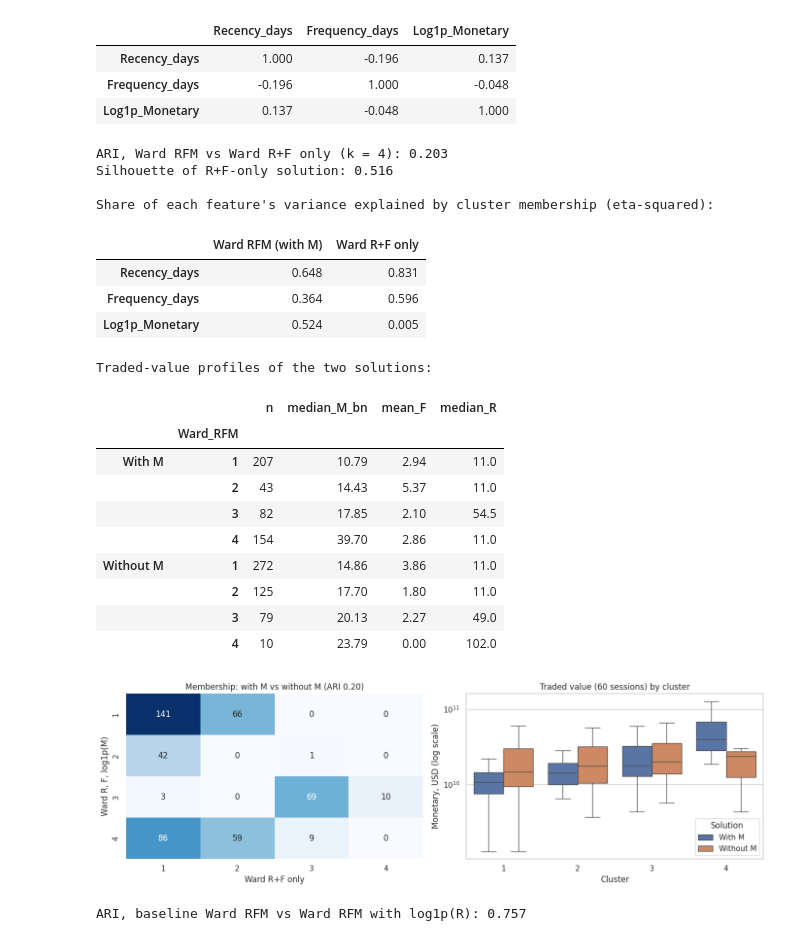
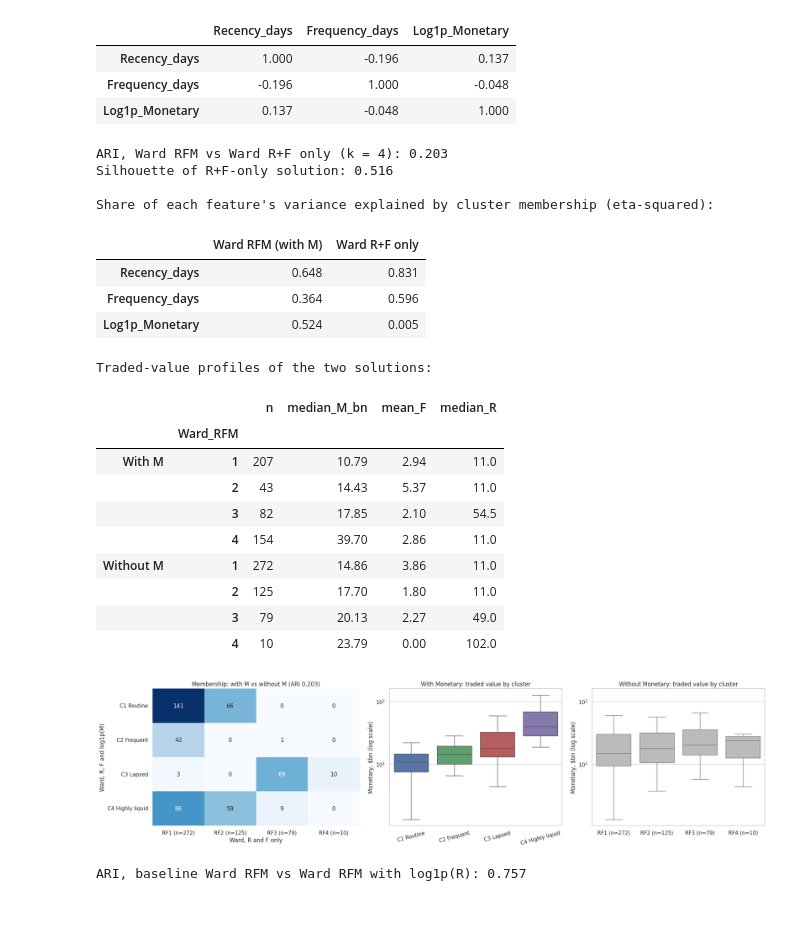
Before and after one commit to sumaiyarizzan-sns/w2120567-SP500-RFM-Clustering, a Jupyter notebook: w2120567_SP500_RFM_Clustering.ipynb, the cells around one changed output. Cells and saved outputs as stored; diff of their text form; code cells hidden in the pictures; blank space fills up the shorter version.

```diff
--- a/w2120567_SP500_RFM_Clustering.ipynb
+++ b/w2120567_SP500_RFM_Clustering.ipynb
@@ -1060,16 +1061,15 @@ PCA explained variance: PC1 45.8%, PC2 33.6%, total 79.4%
 # %%
-# Snake plot of standardised cluster profiles (as in the RFM_Kmeans seminar notebook)
-fig, axes = plt.subplots(1, 2, figsize=(15, 4.5))
-for ax, (col, X, cols, title) in zip(axes, [("Ward_RFM", X_rfm, RFM_COLS, "Ward RFM"),
-                                           ("Ward_RR", X_rr, RR_COLS, "Ward risk-return")]):
-    z = pd.DataFrame(X, columns=cols, index=df.index)
-    z["Cluster"] = df[col]
-    melt = z.reset_index().melt(id_vars=["Ticker", "Cluster"], value_vars=cols, var_name="Attribute", value_name="Value")
-    sns.lineplot(data=melt, x="Attribute", y="Value", hue="Cluster", palette="tab10", marker="o", ax=ax, errorbar=None)
+# Snake plot of standardised cluster profiles
+fig, axes = plt.subplots(1, 2, figsize=(15, 4.8))
+for ax, (col, X, cols) in zip(axes, [("Ward_RFM", X_rfm, RFM_COLS), ("Ward_RR", X_rr, RR_COLS)]):
+    z = pd.DataFrame(X, columns=[FEAT[c] for c in cols], index=df.index).groupby(df[col]).mean()
+    for c, row in z.iterrows():
+        ax.plot(row.index, row.values, "o-", lw=2, color=PAL[len(z)][c - 1], label=f"C{c} {NAMES[col][c]}")
     ax.axhline(0, c="grey", lw=.8, ls=":")
-    ax.set(title=f"Snake plot: {title} (standardised means)", ylabel="z-score")
+    ax.set(title=f"{TITLE[col]}: standardised cluster means", ylabel="z-score (0 = average share)")
+    ax.legend(fontsize=9)
+axes[0].text(0, axes[0].get_ylim()[0], "Lower Recency = more recent event", fontsize=8, va="bottom")
 plt.tight_layout(); savefig("fig08b_snake_plots"); plt.show()
-print("Note: higher Recency (days) means LESS recent activity, unlike F and M.")
 
 # Algorithm comparison on the same shares
 ari = pd.Series({
@@ -1080,11 +1080,12 @@ ari = pd.Series({
 }, name="ARI")
 display(ari.round(3).to_frame())
 
-fig, axes = plt.subplots(1, 3, figsize=(17, 4.5))
+fig, axes = plt.subplots(1, 3, figsize=(19, 5))
 for ax, (a, b, t) in zip(axes, [("Ward_RR", "KMeans_RR", "Risk-return: Ward vs K-means"),
                                 ("Ward_RFM", "KMeans_RFM", "RFM: Ward vs K-means"),
                                 ("Ward_RR", "Ward_RFM", "Ward: risk-return vs RFM")]):
-    sns.heatmap(pd.crosstab(df[a], df[b]), annot=True, fmt="d", cmap="Blues", cbar=False, ax=ax)
-    ax.set_title(t)
+    sns.heatmap(pd.crosstab(named(a), named(b)), annot=True, fmt="d", cmap="Blues", cbar=False, ax=ax)
+    ax.set(title=f"{t} (ARI {adjusted_rand_score(df[a], df[b]):.3f})", xlabel=TITLE[b], ylabel=TITLE[a])
+    ax.tick_params(axis="x", rotation=20); ax.tick_params(axis="y", rotation=0)
 plt.tight_layout(); savefig("fig09_membership_crosstabs"); plt.show()
 # %% [output]
@@ -1150,39 +1150,44 @@ tv = pd.concat({
     "With M": df.groupby("Ward_RFM").agg(n=("Monetary_USD", "size"), median_M_bn=("Monetary_USD", lambda s: s.median() / 1e9),
                                           mean_F=("Frequency_days", "mean"), median_R=("Recency_days", "median")),
     "Without M": df.groupby("Ward_RF_only").agg(n=("Monetary_USD", "size"), median_M_bn=("Monetary_USD", lambda s: s.median() / 1e9),
                                                 mean_F=("Frequency_days", "mean"), median_R=("Recency_days", "median")),
 })
 print("Traded-value profiles of the two solutions:")
 display(tv.round(2))
 tv.to_csv(f"{OUT_DIR}/monetary_removal_profiles.csv")
 
-fig, axes = plt.subplots(1, 2, figsize=(14, 4.5))
-sns.heatmap(pd.crosstab(df["Ward_RFM"], df["Ward_RF_only"]), annot=True, fmt="d", cmap="Blues", cbar=False, ax=axes[0])
-axes[0].set(title=f"Membership: with M vs without M (ARI {ari_m:.2f})", xlabel="Ward R+F only", ylabel="Ward R, F, log1p(M)")
-plot_df = pd.concat([df[["Monetary_USD"]].assign(Solution="With M", Cluster=df["Ward_RFM"]),
-                     df[["Monetary_USD"]].assign(Solution="Without M", Cluster=df["Ward_RF_only"])])
-sns.boxplot(data=plot_df, x="Cluster", y="Monetary_USD", hue="Solution", ax=axes[1], showfliers=False)
-axes[1].set_yscale("log"); axes[1].set(title="Traded value (60 sessions) by cluster", ylabel="Monetary, USD (log scale)")
+rf_lab = df["Ward_RF_only"].map(lambda c: f"RF{c} (n={int((df['Ward_RF_only'] == c).sum())})")
+fig, axes = plt.subplots(1, 3, figsize=(20, 5.2), gridspec_kw={"width_ratios": [1.2, 1, 1]})
+sns.heatmap(pd.crosstab(named("Ward_RFM"), rf_lab), annot=True, fmt="d", cmap="Blues", cbar=False, ax=axes[0])
+axes[0].set(title=f"Membership: with M vs without M (ARI {ari_m:.3f})", xlabel="Ward, R and F only", ylabel="Ward, R, F and log1p(M)")
+axes[0].tick_params(axis="y", rotation=0)
+sns.boxplot(x=named("Ward_RFM"), y=df["Monetary_USD"] / 1e9, hue=named("Ward_RFM"), order=name_order("Ward_RFM"),
+            hue_order=name_order("Ward_RFM"), palette=PAL[4], legend=False, ax=axes[1], showfliers=False)
+axes[1].set(yscale="log", title="With Monetary: traded value by cluster", xlabel="", ylabel="Monetary, $bn (log scale)")
+axes[1].tick_params(axis="x", rotation=15)
+sns.boxplot(x=rf_lab, y=df["Monetary_USD"] / 1e9, order=sorted(rf_lab.unique()), color="#BBBBBB", ax=axes[2], showfliers=False)
+axes[2].set(yscale="log", title="Without Monetary: traded value by cluster", xlabel="", ylabel="Monetary, $bn (log scale)")
+axes[2].set_ylim(axes[1].get_ylim())
 plt.tight_layout(); savefig("fig11_monetary_removal"); plt.show()
 # %% [output]
 ARI, Ward RFM vs Ward R+F only (k = 4): 0.203
 Silhouette of R+F-only solution: 0.516
 
 Share of each feature's variance explained by cluster membership (eta-squared):
 |  | Ward RFM (with M) | Ward R+F only |
 | Recency_days | 0.648 | 0.831 |
 | Frequency_days | 0.364 | 0.596 |
 | Log1p_Monetary | 0.524 | 0.005 |
 Traded-value profiles of the two solutions:
 |  |  | n | median_M_bn | mean_F | median_R |
 |  | Ward_RFM |  |  |  |  |
 | With M | 1 | 207 | 10.79 | 2.94 | 11.0 |
 |  | 2 | 43 | 14.43 | 5.37 | 11.0 |
 |  | 3 | 82 | 17.85 | 2.10 | 54.5 |
 |  | 4 | 154 | 39.70 | 2.86 | 11.0 |
 | Without M | 1 | 272 | 14.86 | 3.86 | 11.0 |
 |  | 2 | 125 | 17.70 | 1.80 | 11.0 |
 |  | 3 | 79 | 20.13 | 2.27 | 49.0 |
 |  | 4 | 10 | 23.79 | 0.00 | 102.0 |
-[figure, old version]
+[figure, new version]
 # %%
```
Also changed, not shown: parts of 21 cells of this notebook, 2 other files.
